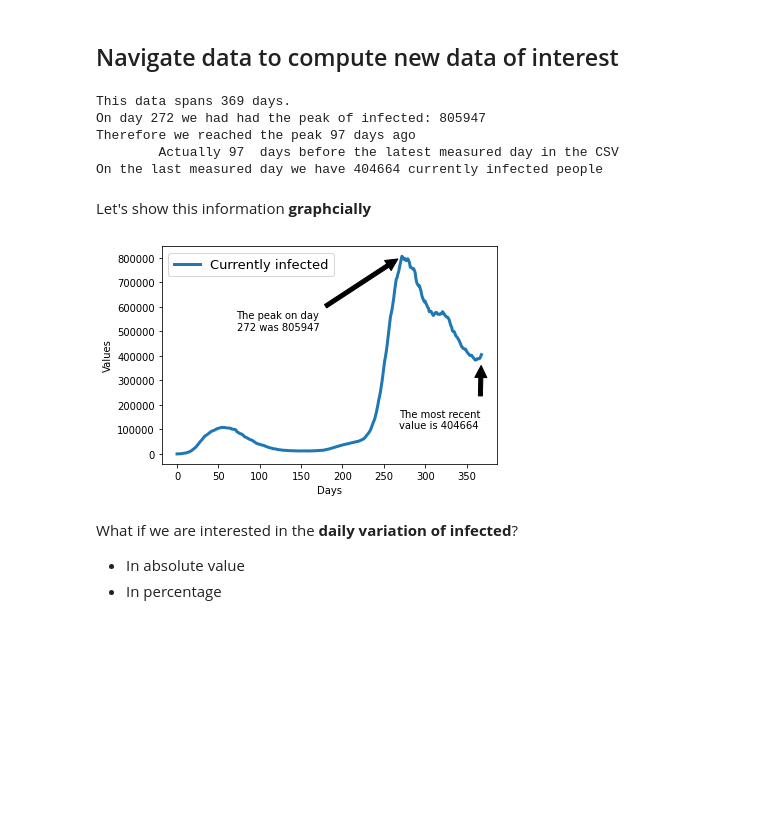
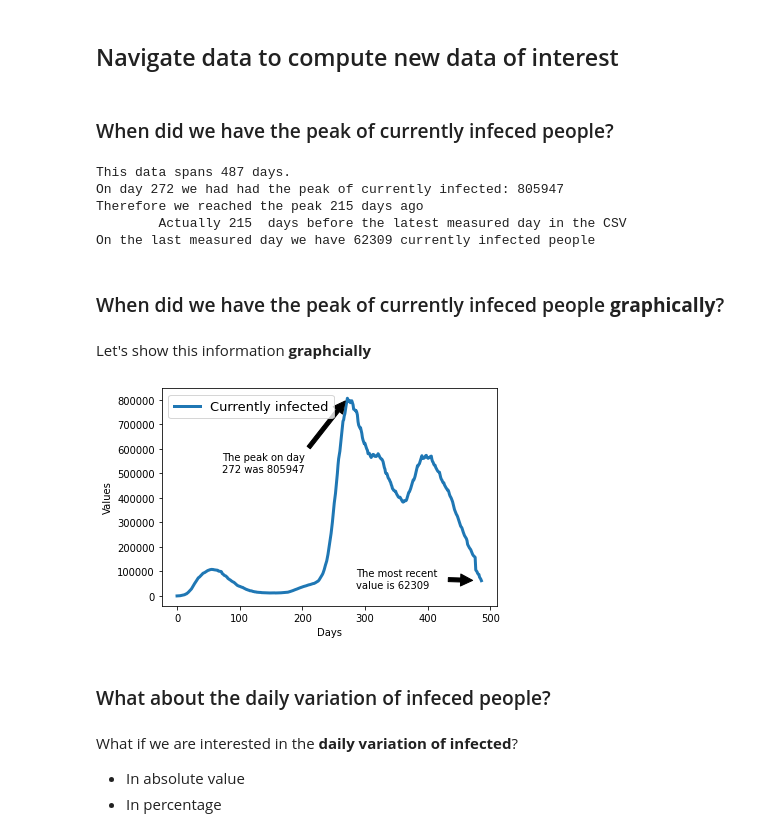
Before and after one commit to EMbeDS-education/SNS-IProML2021, a Jupyter notebook: jupyter/jupyterNotebooks/04ControlAndRepetitionStatements.ipynb, the cells around one changed output. Saved outputs shown, nothing was run; the diff lists cells and outputs as text; code cells hidden in the pictures; blank space fills up the shorter version.

```diff
--- a/jupyter/jupyterNotebooks/04ControlAndRepetitionStatements.ipynb
+++ b/jupyter/jupyterNotebooks/04ControlAndRepetitionStatements.ipynb
@@ -588,8 +574,8 @@ In particular
 # %% [markdown]
 ## Load the data of interest
 # %%
-#fileName='csv/covid19/dpc-covid19-ita-andamento-nazionale.csv'
-fileName='csv/covid19/dpc-covid19-ita-andamento-nazionale_26_02_2021.csv'
+#fileName='csv/covid19/dpc-covid19-ita-andamento-nazionale_26_02_2021.csv'
+fileName='csv/covid19/dpc-covid19-ita-andamento-nazionale_24_06_2021.csv'
 
 #I want to 'open' a csvfile to 'r'ead it
 #  For the time being, ignore the with statement.
@@ -688,42 +674,47 @@ for i in range(len(labels_en)) :
 # %% [markdown]
 ## Navigate data to compute new data of interest
+# %% [markdown]
+### When did we have the peak of currently infeced people?
 # %%
 peak_infected = max(currently_infected)
 day_of_peak = currently_infected.index(peak_infected)
 print('This data spans',len(currently_infected),'days.')
-print('On day',day_of_peak,'we had had the peak of infected:',peak_infected)
+print('On day',day_of_peak,'we had had the peak of currently infected:',peak_infected)
 print('Therefore we reached the peak',len(currently_infected)-day_of_peak,'days ago')
 print('\tActually',len(currently_infected)-day_of_peak,' days before the latest measured day in the CSV')
-print('On the last measured day we have',currently_infected[len(currently_infected)-1],'currently infected people')
+print('On the last measured day we have',currently_infected[-1],'currently infected people')
 # %% [output]
-This data spans 369 days.
-On day 272 we had had the peak of infected: 805947
-Therefore we reached the peak 97 days ago
-        Actually 97  days before the latest measured day in the CSV
-On the last measured day we have 404664 currently infected people
+This data spans 487 days.
+On day 272 we had had the peak of currently infected: 805947
+Therefore we reached the peak 215 days ago
+        Actually 215  days before the latest measured day in the CSV
+On the last measured day we have 62309 currently infected people
+# %% [markdown]
+### When did we have the peak of currently infeced people __graphically__?
 # %% [markdown]
 Let's show this information **graphcially**
 # %%
 plt.plot(x,currently_infected, label='Currently infected',linewidth=3)
 plt.legend(fontsize=13)
 plt.xlabel('Days')
 plt.ylabel('Values')
 #plt.savefig('Italian COVID-19 data',bbox_inches='tight')
 
 msg='The peak on day\n'+str(x[day_of_peak])+" was "+str(currently_infected[day_of_peak])
 plt.annotate(msg, xy=(x[day_of_peak], currently_infected[day_of_peak]),
                  xytext=(x[day_of_peak]-200, currently_infected[day_of_peak]-300000),
                  arrowprops=dict(facecolor='black', shrink=0.05))
 
-last = len(currently_infected)-1
-msg='The most recent\nvalue is '+str(currently_infected[last])
-plt.annotate(msg, xy=(x[last], currently_infected[last]),
-                  xytext=(x[last]-100, currently_infected[last]-300000),
+msg='The most recent\nvalue is '+str(currently_infected[-1])
+plt.annotate(msg, xy=(x[-1], currently_infected[-1]),
+                  xytext=(x[-1]-200, currently_infected[-1]-30000),
                   arrowprops=dict(facecolor='black', shrink=0.2))
 
 plt.show()
 # %% [output]
-[figure, old version]
+[figure, new version]
+# %% [markdown]
+### What about the daily variation of infeced people?
 # %% [markdown]
 What if we are interested in the **daily variation of infected**?
 * In absolute value
```
Also changed, not shown: parts of 14 cells of this notebook.
